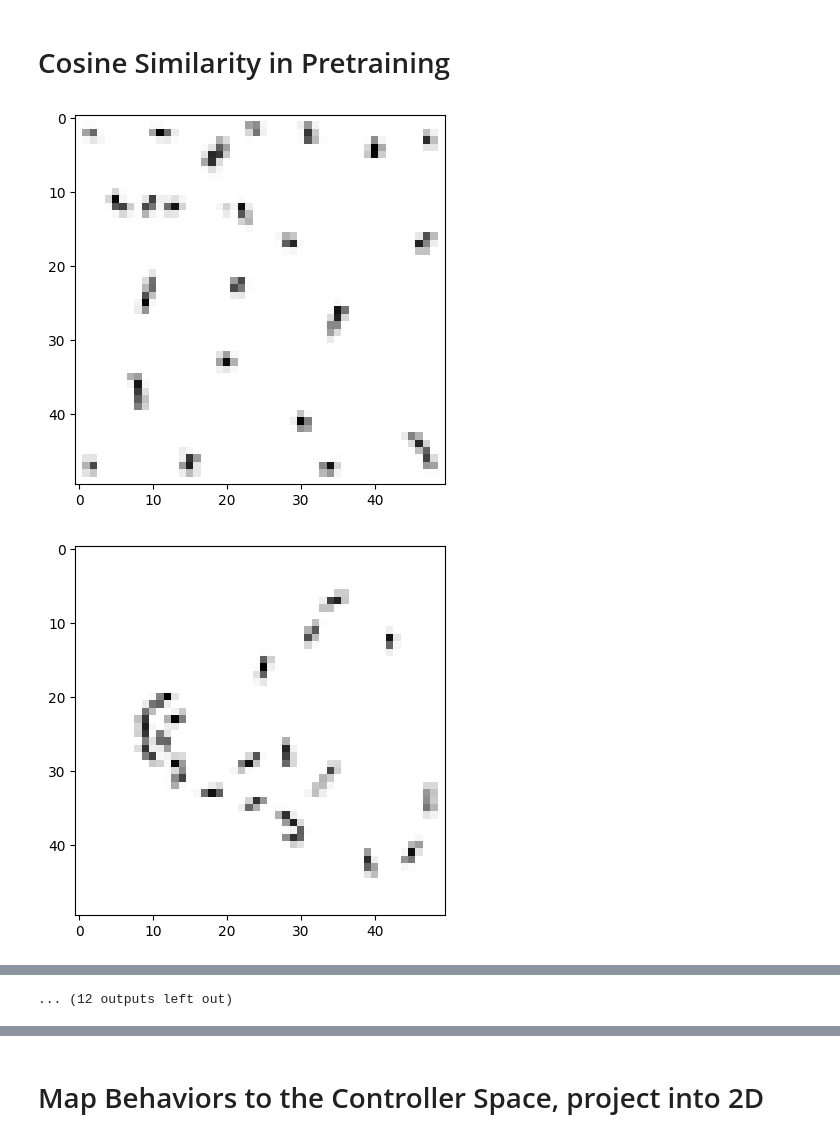
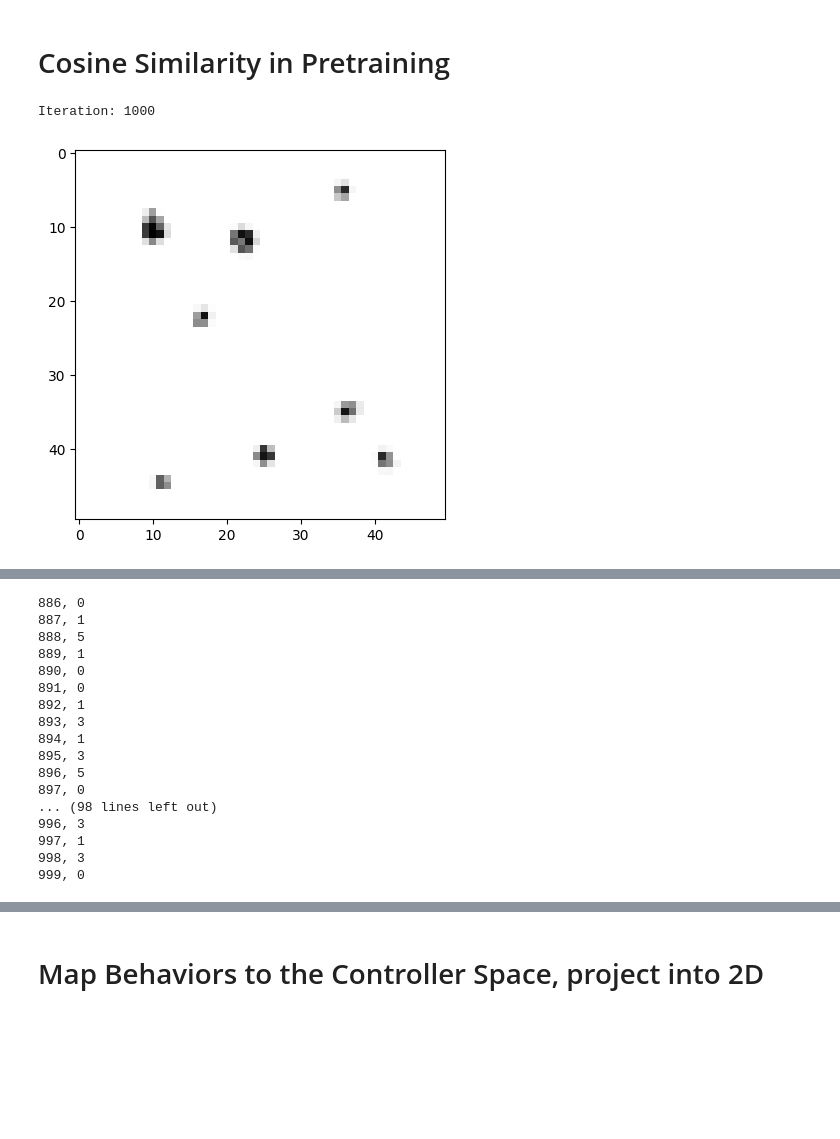
Before and after one commit to Connor-Mattson/SwarmBehaviorDiscovery, a Jupyter notebook: util.ipynb, the cells around one changed output, grey strips where cells are left out. Cells and saved outputs as stored; diff of their text form; code cells hidden in the pictures; blank space fills up the shorter version.

```diff
--- a/util.ipynb
+++ b/util.ipynb
@@ -130,24 +130,28 @@ for score, i in top_five:
     plot.show()
 # %%
 # Labeling Training Data
+from IPython.display import clear_output
 from data.swarmset import SwarmDataset
 import matplotlib.pyplot as plt
 import time
-data = SwarmDataset("data/validation-two-sensor-model")
-START = 0
+data = SwarmDataset("data/filtered-full")
+START = 886
 
 pairs = ""
 for i in range(START, len(data)):
+    if i % 10 == 0:
+        print(f"Iteration: {i}")
     _inp = data[i][0]
     plt.imshow(_inp, cmap="Greys")
     plt.show()
-    time.sleep(1.2)
+    time.sleep(1.0)
     _class = input("Classification? ")
     if _class == None or _class == "":
         break
     pairs += f"{i}, {_class}\n"
+    clear_output(wait=True)
 
 print(pairs)
 # %% [output]
+Iteration: 1000
-[figure, old version]
+[figure, new version]
-[figure, removed]
@@ -164,4 +158,20 @@ print(pairs)
-... (12 outputs left out)
+886, 0
+887, 1
+888, 5
+889, 1
+890, 0
+891, 0
+892, 1
+893, 3
+894, 1
+895, 3
+896, 5
+897, 0
+... (98 lines left out)
+996, 3
+997, 1
+998, 3
+999, 0
 # %%
 # Count the Proportions of classes given an I.I.D sampling of the behavior space
 from data.swarmset import SwarmDataset
```
Also changed, not shown: parts of 2 cells of this notebook, 7 other files.
